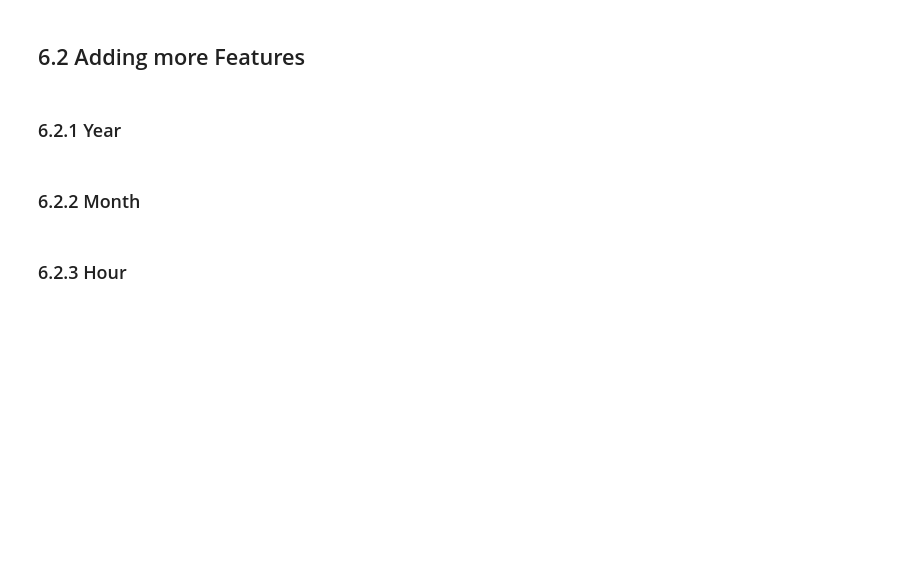
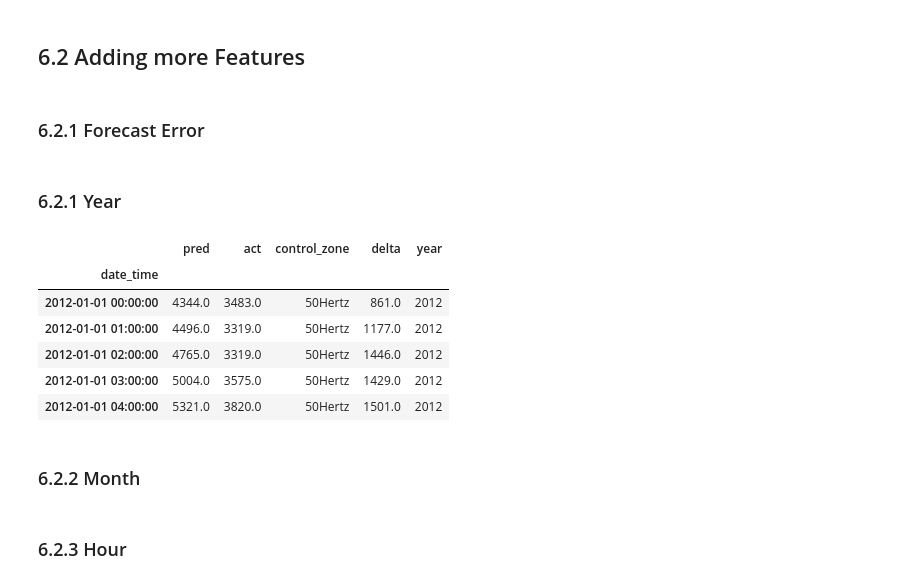
Before and after one commit to LilayLily/Analyzing-the-forecast-quality-of-wind-energy-in-Germany-from-2012-to-2020, a Jupyter notebook: Data Cleaning.ipynb, the cells around one changed output. Saved outputs shown, nothing was run; the diff lists cells and outputs as text; code cells hidden in the pictures; blank space fills up the shorter version.

```diff
--- a/Data Cleaning.ipynb
+++ b/Data Cleaning.ipynb
@@ -115,0 +383,3 @@ wind_transnetbw =  pd.read_excel("Data/wind_raw_data.xlsx", sheet_name = 'Transn
+# %%
+wind_transnetbw['pred'].replace(to_replace = np.nan, method = 'ffill', inplace = True)
+wind_transnetbw['act'].replace(to_replace = np.nan, method = 'ffill', inplace = True)
@@ -115,0 +402,3 @@ wind_transnetbw =  pd.read_excel("Data/wind_raw_data.xlsx", sheet_name = 'Transn
+# %%
+wind_transnetbw = wind_transnetbw.set_index('date_time')
+wind_transnetbw = wind_transnetbw.resample('H').sum()
@@ -115,0 +417,3 @@ wind_transnetbw =  pd.read_excel("Data/wind_raw_data.xlsx", sheet_name = 'Transn
+# %%
+wind_transnetbw['control_zone'] = 'TransnetBW'
+wind_transnetbw.head()
@@ -121,3 +433,5 @@ wind_transnetbw =  pd.read_excel("Data/wind_raw_data.xlsx", sheet_name = 'Transn
 wind = pd.concat([wind_50Hertz, wind_amprion, wind_tennet, wind_transnetbw], axis = 0)
 # %% [markdown]
 ## 6.2 Adding more Features
+# %% [markdown]
+### 6.2.1 Forecast Error
@@ -124,7 +440,16 @@ wind = pd.concat([wind_50Hertz, wind_amprion, wind_tennet, wind_transnetbw], axi
 # %% [markdown]
 ### 6.2.1 Year
 # %%
-wind['year'] = wind['date_time'].dt.year
+wind['year'] = wind.index.year
+wind.head()
+# %% [output]
+|  | pred | act | control_zone | delta | year |
+| date_time |  |  |  |  |  |
+| 2012-01-01 00:00:00 | 4344.0 | 3483.0 | 50Hertz | 861.0 | 2012 |
+| 2012-01-01 01:00:00 | 4496.0 | 3319.0 | 50Hertz | 1177.0 | 2012 |
+| 2012-01-01 02:00:00 | 4765.0 | 3319.0 | 50Hertz | 1446.0 | 2012 |
+| 2012-01-01 03:00:00 | 5004.0 | 3575.0 | 50Hertz | 1429.0 | 2012 |
+| 2012-01-01 04:00:00 | 5321.0 | 3820.0 | 50Hertz | 1501.0 | 2012 |
 # %% [markdown]
 ### 6.2.2 Month
 # %%
```
Also changed, not shown: parts of 84 cells of this notebook.
